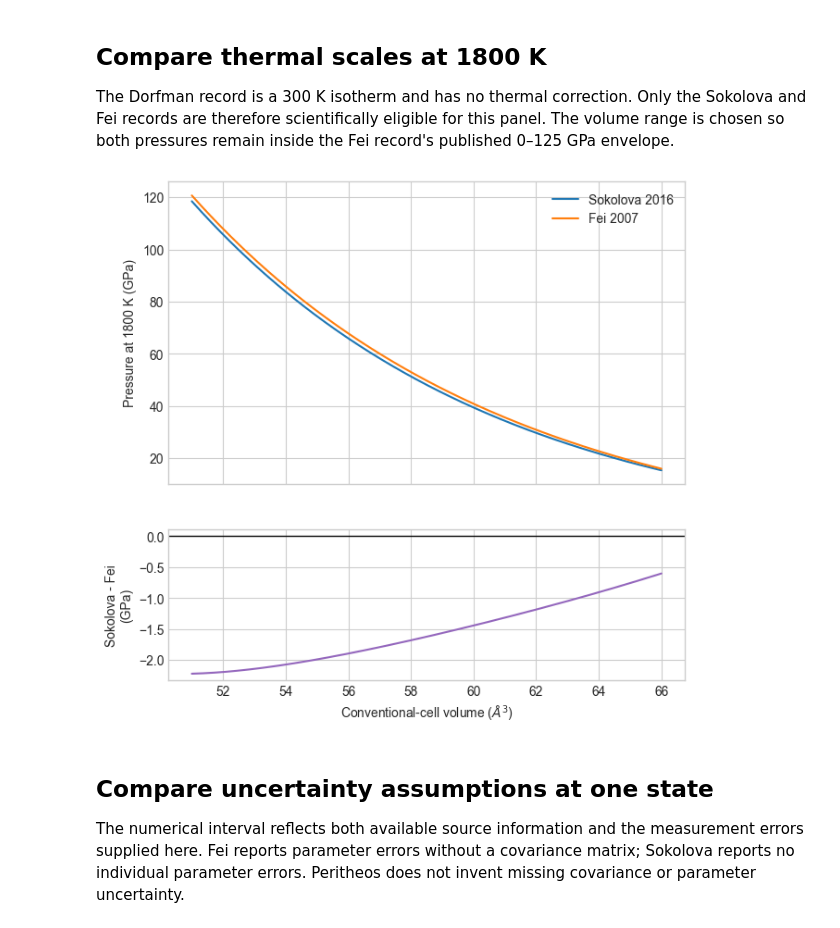
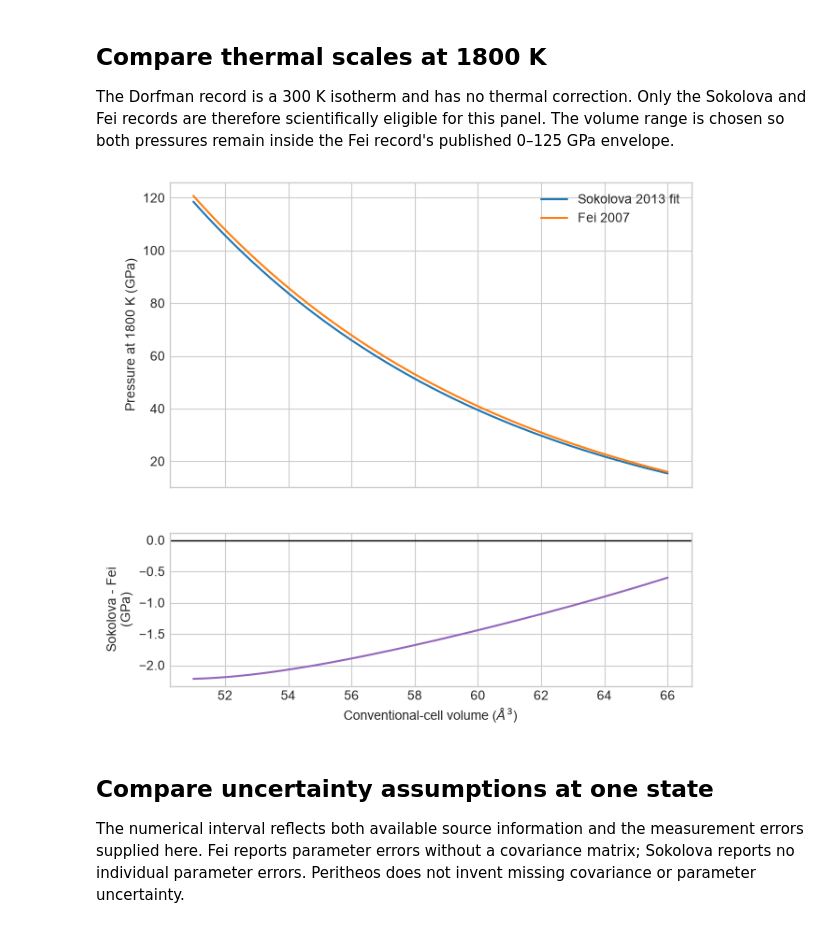
Before and after one commit to CPrescher/peritheos, a Jupyter notebook: docs/notebooks/compare-gold-pressure-scales.ipynb, the cells around one changed output. Drawn from its saved outputs; the diff is of its cells as text; code cells hidden in the pictures.

```diff
--- a/docs/notebooks/compare-gold-pressure-scales.ipynb
+++ b/docs/notebooks/compare-gold-pressure-scales.ipynb
@@ -14,7 +14,7 @@ from peritheos import get_eos_record
 plt.style.use("seaborn-v0_8-whitegrid")
 
 scales = {
-    "Sokolova 2016": get_eos_record("au_fcc_sokolova_2016"),
+    "Sokolova 2013 fit": get_eos_record("au_fcc_sokolova_2013"),
     "Fei 2007": get_eos_record("au_fcc_fei_2007"),
     "Dorfman 2012": get_eos_record("au_fcc_dorfman_2012"),
 }
@@ -72,34 +72,33 @@ Sokolova and Fei records are therefore scientifically eligible for this panel.
 The volume range is chosen so both pressures remain inside the Fei record's
 published 0–125 GPa envelope.
 # %%
-thermal_scales = {name: scales[name] for name in ("Sokolova 2016", "Fei 2007")}
+thermal_scales = {name: scales[name] for name in ("Sokolova 2013 fit", "Fei 2007")}
 volume_hot = np.linspace(51.0, 66.0, 250)
 pressure_hot = {
-    label: scale.pressure(volume_hot, 1800.0)
-    for label, scale in thermal_scales.items()
+    label: scale.pressure(volume_hot, 1800.0) for label, scale in thermal_scales.items()
 }
 
 fig, (ax_pressure, ax_difference) = plt.subplots(
     2, 1, figsize=(7.2, 7.0), sharex=True, height_ratios=(2.0, 1.0)
 )
 for label, pressure in pressure_hot.items():
     ax_pressure.plot(volume_hot, pressure, label=label)
 
 ax_difference.plot(
     volume_hot,
-    pressure_hot["Sokolova 2016"] - pressure_hot["Fei 2007"],
+    pressure_hot["Sokolova 2013 fit"] - pressure_hot["Fei 2007"],
     color="tab:purple",
 )
 ax_pressure.set(ylabel="Pressure at 1800 K (GPa)")
 ax_pressure.legend()
 ax_difference.axhline(0.0, color="black", lw=1)
 ax_difference.set(
     xlabel=r"Conventional-cell volume ($\AA^3$)",
     ylabel="Sokolova - Fei\n(GPa)",
 )
 plt.show()
 # %% [output]
-[figure, old version]
+[figure, new version]
 # %% [markdown]
 ## Compare uncertainty assumptions at one state
 
```
Also changed, not shown: parts of 3 cells of this notebook, 38 other files.
